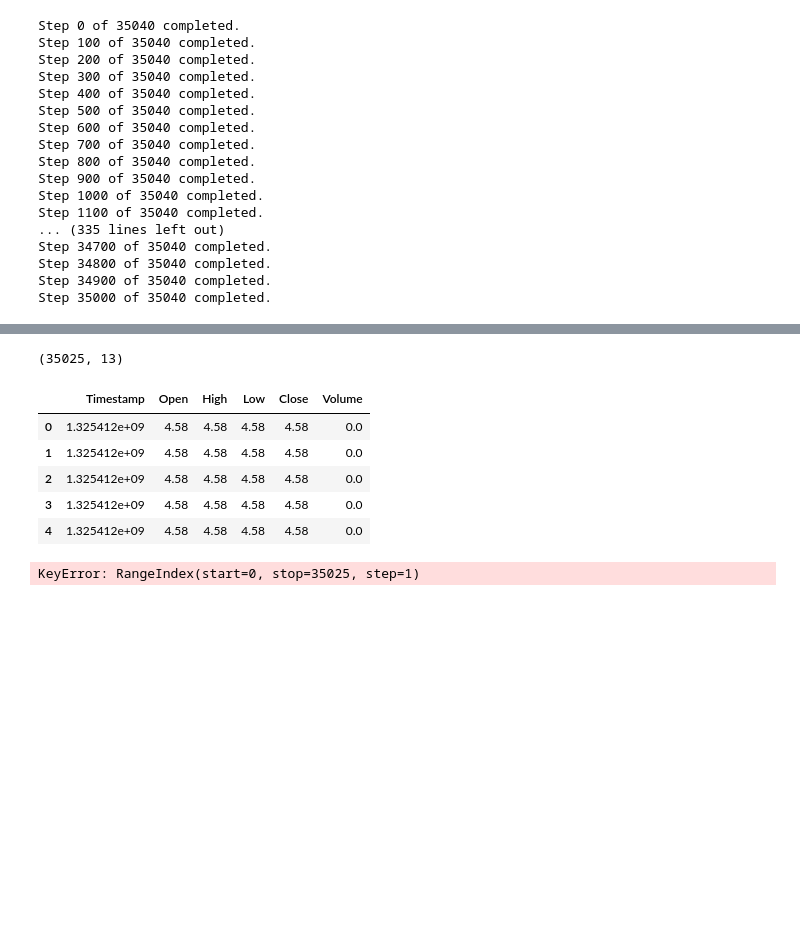
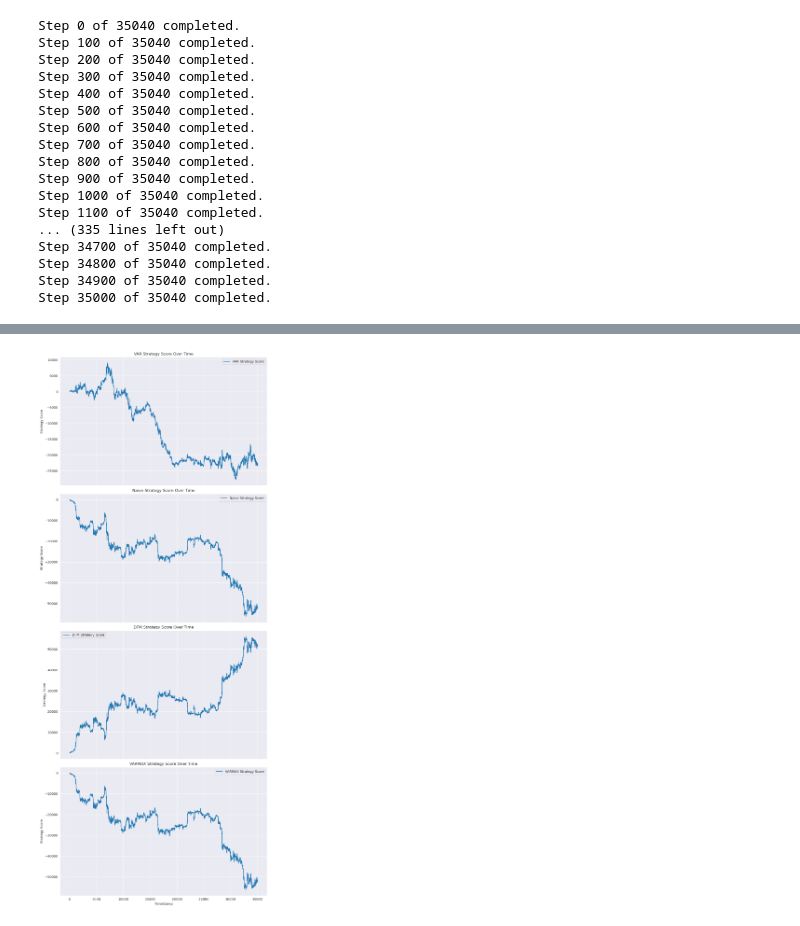
Before and after one commit to Ozzuke/GDELT-BTC, a Jupyter notebook: notebooks/13_evaluation.ipynb, the cells around one changed output, grey strips where cells are left out. Drawn from its saved outputs; the diff is of its cells as text; code cells hidden in the pictures; blank space fills up the shorter version.

Commit message:
fixed backtesting

```diff
--- a/notebooks/13_evaluation.ipynb
+++ b/notebooks/13_evaluation.ipynb
@@ -168,12 +172,3 @@ test_data = test_data[lag_order:]
-# %%
-test_data.shape
-# %% [output]
-(35025, 13)
-# %%
-dfm_df = dfm_df[:-lag_order]
-naive_df = naive_df[:-lag_order]
-var_df = var_df[:-lag_order]
-varmax_df = varmax_df[:-lag_order]
 # %%
 # if pct_change_30min is negative then set it to 0, if pct_change_30min is positive then set it to 1
 naive_signal = naive_df['pct_change_30min'].apply(lambda x: 0 if x < 0 else 1)
@@ -181,15 +176,6 @@ var_signal = var_df['pct_change_30min'].apply(lambda x: 0 if x < 0 else 1)
 dfm_signal = dfm_df['pct_change_30min'].apply(lambda x: 0 if x < 0 else 1)
 varmax_signal = varmax_df['pct_change_30min'].apply(lambda x: 0 if x < 0 else 1)
 btc_signal = train_data['pct_change_30min'].apply(lambda x: 0 if x < 0 else 1)
-# %%
-btc.head()
-# %% [output]
-|  | Timestamp | Open | High | Low | Close | Volume |
-| 0 | 1.325412e+09 | 4.58 | 4.58 | 4.58 | 4.58 | 0.0 |
-| 1 | 1.325412e+09 | 4.58 | 4.58 | 4.58 | 4.58 | 0.0 |
-| 2 | 1.325412e+09 | 4.58 | 4.58 | 4.58 | 4.58 | 0.0 |
-| 3 | 1.325412e+09 | 4.58 | 4.58 | 4.58 | 4.58 | 0.0 |
-| 4 | 1.325412e+09 | 4.58 | 4.58 | 4.58 | 4.58 | 0.0 |
 # %%
 btc['Datetime'] = pd.to_datetime(btc['Timestamp'], unit='s')
 btc.set_index('Datetime', inplace=True)
@@ -273,18 +255,49 @@ prediction_df = pd.DataFrame(data_predictions)
+# %%
+end_date = '2023-12-31 23:45:00'
+start_date = '2023-01-01 04:15'
+btc_prices = btc_prices.loc[start_date:end_date]
+
+btc_prices = pd.DataFrame(btc_prices).rename(columns={'Open': 'price'})
 # %%
 # Run the backtest with the strategy that predicts up  or down
-results_df = backtest_strategy(price_df, prediction_df,simple_strategy)
+results_var = backtest_strategy(pd.DataFrame(btc_prices), var_df, simple_strategy)
+results_naive = backtest_strategy(pd.DataFrame(btc_prices), naive_df, simple_strategy)
+results_dfm = backtest_strategy(pd.DataFrame(btc_prices), dfm_df, simple_strategy)
+results_varmax = backtest_strategy(pd.DataFrame(btc_prices), varmax_df, simple_strategy)
 
-# Print results
-print(results_df)
+# Plotting scores
+fig, axs = plt.subplots(4, 1, figsize=(10, 24), sharex=True)
 
-# Plotting score
-plt.figure(figsize=(10, 6))  # Adjust figure size as needed
-plt.plot(results_df.index, results_df['strategy_score'], label='strategy_score')
-plt.xlabel('Timestamp')
-plt.ylabel('Strategy Score')
-plt.title('Strategy Score Over Time')
-plt.grid(True)
-plt.legend()
+# Plot VAR results
+axs[0].plot(results_var.index, results_var['strategy_score'], label='VAR Strategy Score')
+axs[0].set_ylabel('Strategy Score')
+axs[0].set_title('VAR Strategy Score Over Time')
+axs[0].grid(True)
+axs[0].legend()
+
+# Plot Naive results
+axs[1].plot(results_naive.index, results_naive['strategy_score'], label='Naive Strategy Score')
+axs[1].set_ylabel('Strategy Score')
+axs[1].set_title('Naive Strategy Score Over Time')
+axs[1].grid(True)
+axs[1].legend()
+
+# Plot DFM results
+axs[2].plot(results_dfm.index, results_dfm['strategy_score'], label='DFM Strategy Score')
+axs[2].set_ylabel('Strategy Score')
+axs[2].set_title('DFM Strategy Score Over Time')
+axs[2].grid(True)
+axs[2].legend()
+
+# Plot VARMAX results
+axs[3].plot(results_varmax.index, results_varmax['strategy_score'], label='VARMAX Strategy Score')
+axs[3].set_ylabel('Strategy Score')
+axs[3].set_title('VARMAX Strategy Score Over Time')
+axs[3].set_xlabel('Timestamp')
+axs[3].grid(True)
+axs[3].legend()
+
+plt.tight_layout()
 plt.show()
 # %% [output]
-KeyError: RangeIndex(start=0, stop=35025, step=1)
+[figure, added]
```
Also changed, not shown: parts of 16 cells of this notebook.
